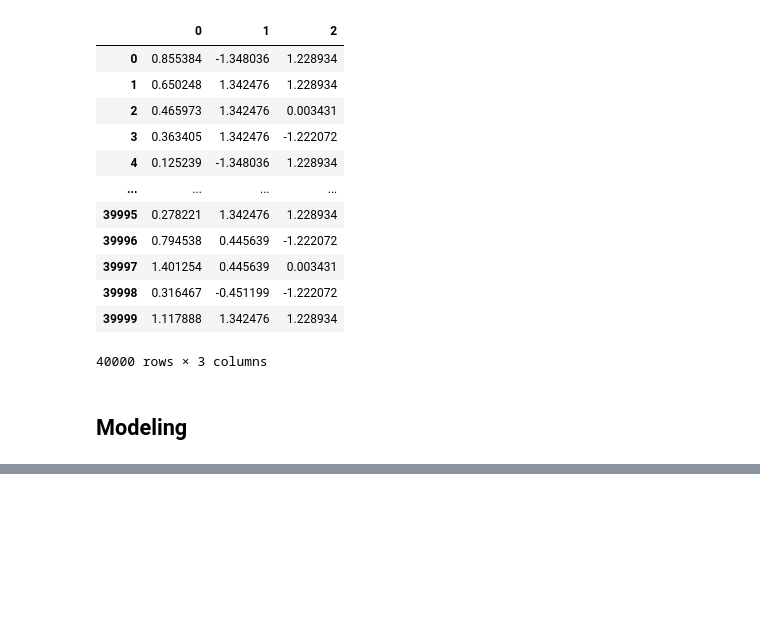
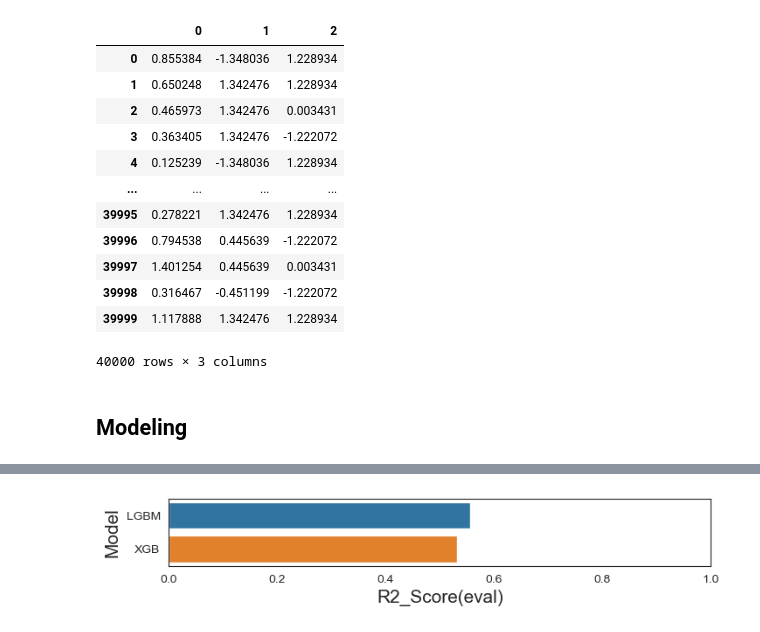
Before and after one commit to minamaher58/Housing-Price-Prediction, a Jupyter notebook: house_price_prediction.ipynb, the cells around one changed output, grey strips where cells are left out. Saved outputs shown, nothing was run; the diff lists cells and outputs as text; code cells hidden in the pictures; blank space fills up the shorter version.

```diff
--- a/house_price_prediction.ipynb
+++ b/house_price_prediction.ipynb
@@ -302,0 +409,9 @@ X_train
+# %%
+params_LGBM_best ={'n_estimators': 2309,
+ 'learning_rate': 0.04942932762026841,
+ 'max_depth': 6,
+ 'min_child_weight': 0.21030657642741743,
+ 'subsample': 0.30000000000000004,
+ 'colsample_bytree': 0.775,
+ 'reg_lambda': 0.21539132638034386,
+ 'reg_alpha': 2.5398950960373498e-08}
@@ -302,0 +500,13 @@ X_train
+# %%
+# Visualization of MODEL's R2_Score.
+f, axe = plt.subplots(1,1, figsize=(8,1))
+
+predict.sort_values(by=['R2_Score(eval)'], ascending=False, inplace=True)
+
+sns.barplot(x='R2_Score(eval)', y='Model',  data = predict, ax = axe)
+axe.set_xlabel('R2_Score(eval)', size=15)
+axe.set_ylabel('Model', size=15)
+axe.set_xlim(0,1.0)
+plt.show()
+# %% [output]
+[figure, added]
```
Also changed, not shown: parts of 23 cells of this notebook, 4 other files.
